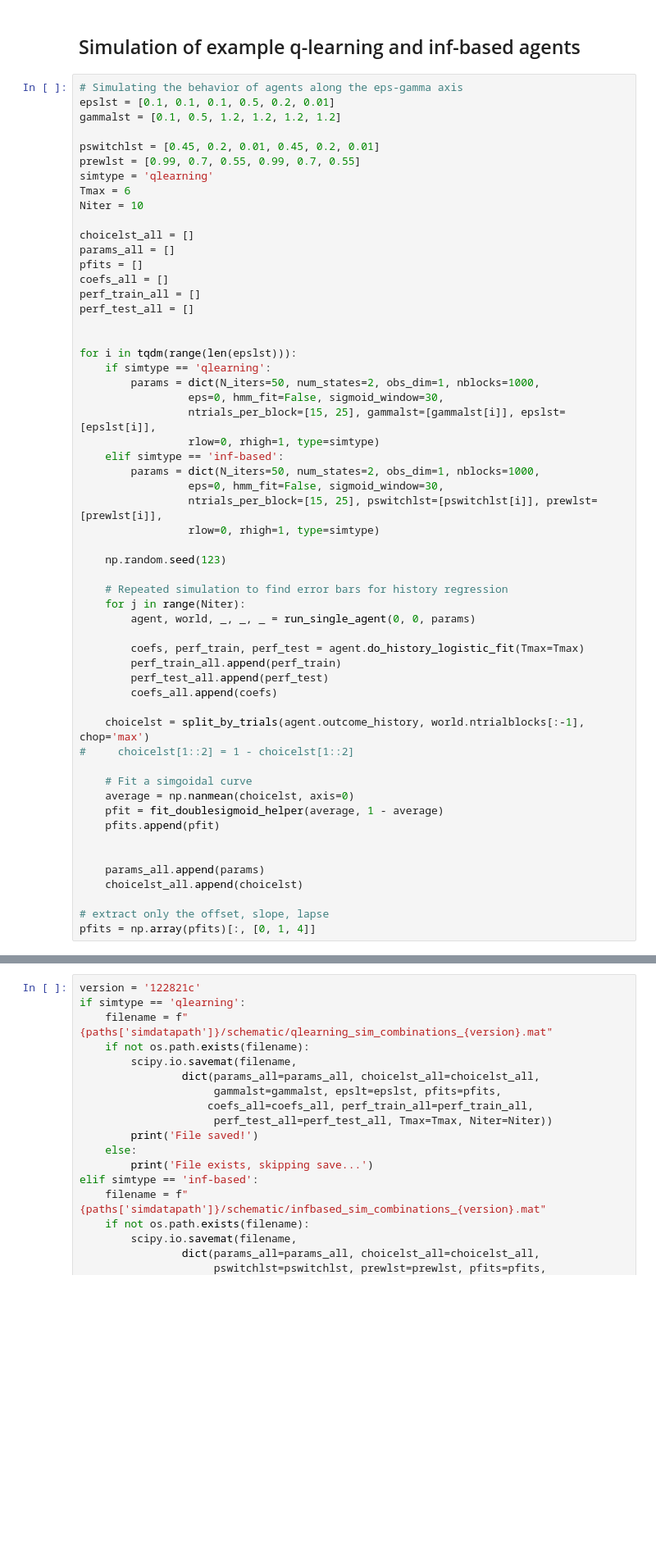
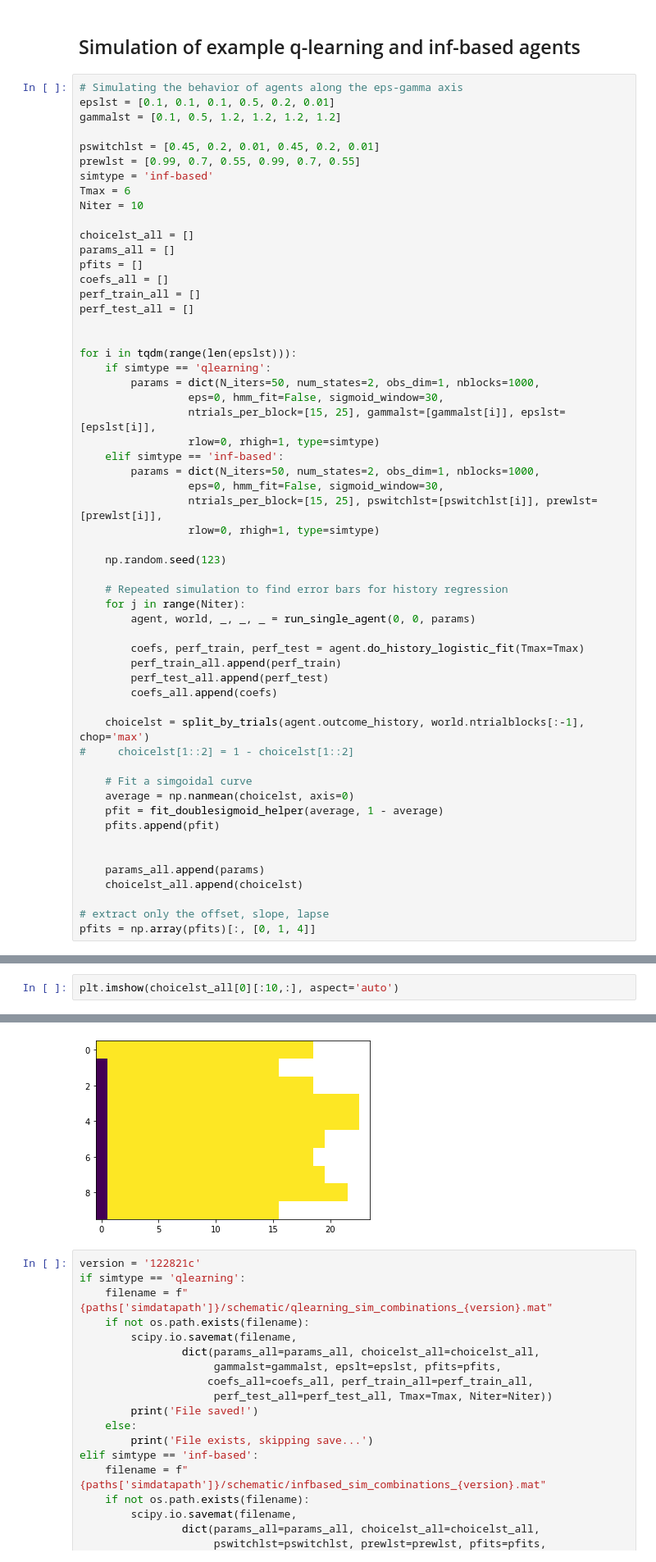
Before and after one commit to nhat-le/switching-simulations, a Jupyter notebook: switching_world_characterization.ipynb, the cells around one changed output, grey strips where cells are left out. Shown: that part at 82% size. Drawn from its saved outputs; the diff is of its cells as text; blank space fills up the shorter version.

Commit message:
updated code for tsne segmentation and standardized figures

```diff
--- a/switching_world_characterization.ipynb
+++ b/switching_world_characterization.ipynb
@@ -79,7 +79,7 @@ gammalst = [0.1, 0.5, 1.2, 1.2, 1.2, 1.2]
 
 pswitchlst = [0.45, 0.2, 0.01, 0.45, 0.2, 0.01]
 prewlst = [0.99, 0.7, 0.55, 0.99, 0.7, 0.55]
-simtype = 'qlearning'
+simtype = 'inf-based'
 Tmax = 6
 Niter = 10
 
@@ -130,0 +141,3 @@ pfits = np.array(pfits)[:, [0, 1, 4]]
+# %%
+plt.imshow(choicelst_all[0][:10,:], aspect='auto')
+# %% [output]
@@ -131,3 +145,4 @@ pfits = np.array(pfits)[:, [0, 1, 4]]
+[figure, added]
 # %%
 version = '122821c'
 if simtype == 'qlearning':
```
Also changed, not shown: parts of 2 cells of this notebook, 14 other files.
